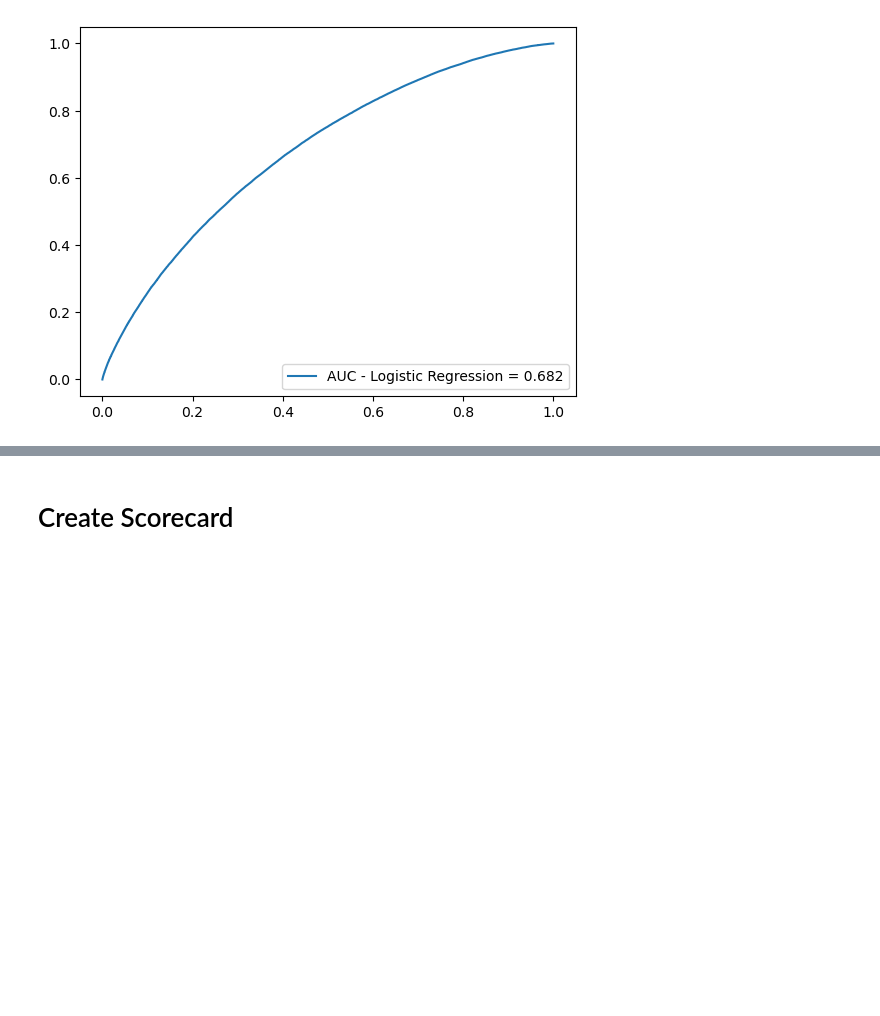
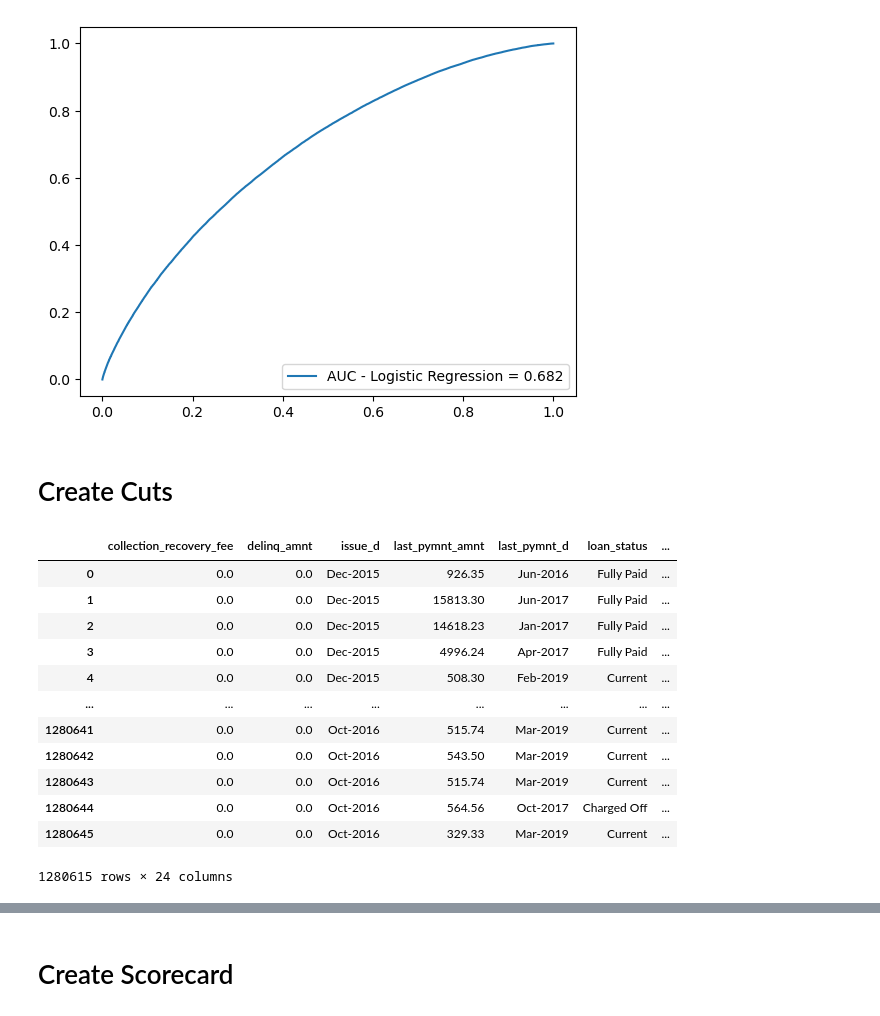
Before and after one commit to preetmodi/Credit-Risk-Analytics, a Jupyter notebook: Scorecard_logistic_reg.ipynb, the cells around one changed output, grey strips where cells are left out. Cells and saved outputs as stored; diff of their text form; code cells hidden in the pictures; blank space fills up the shorter version.

```diff
--- a/Scorecard_logistic_reg.ipynb
+++ b/Scorecard_logistic_reg.ipynb
@@ -380,3 +393,25 @@ Feature names must be in the same order as they were in fit.
 
   warnings.warn(message, FutureWarning)
 [figure]
+# %% [markdown]
+# Create Cuts
+# %%
+performance_df = pd.read_pickle('model/data/performance_with_LGD.pkl')
+df_train_no_outliers = pd.read_pickle('model/data/df_train_no_outliers.pkl')
+df_test_no_outliers = pd.read_pickle('model/data/df_test_no_outliers.pkl')
+# %%
+performance_df
+# %% [output]
+|  | collection_recovery_fee | delinq_amnt | issue_d | last_pymnt_amnt | last_pymnt_d | loan_status | ... |
+| 0 | 0.0 | 0.0 | Dec-2015 | 926.35 | Jun-2016 | Fully Paid | ... |
+| 1 | 0.0 | 0.0 | Dec-2015 | 15813.30 | Jun-2017 | Fully Paid | ... |
+| 2 | 0.0 | 0.0 | Dec-2015 | 14618.23 | Jan-2017 | Fully Paid | ... |
+| 3 | 0.0 | 0.0 | Dec-2015 | 4996.24 | Apr-2017 | Fully Paid | ... |
+| 4 | 0.0 | 0.0 | Dec-2015 | 508.30 | Feb-2019 | Current | ... |
+| ... | ... | ... | ... | ... | ... | ... | ... |
+| 1280641 | 0.0 | 0.0 | Oct-2016 | 515.74 | Mar-2019 | Current | ... |
+| 1280642 | 0.0 | 0.0 | Oct-2016 | 543.50 | Mar-2019 | Current | ... |
+| 1280643 | 0.0 | 0.0 | Oct-2016 | 515.74 | Mar-2019 | Current | ... |
+| 1280644 | 0.0 | 0.0 | Oct-2016 | 564.56 | Oct-2017 | Charged Off | ... |
+| 1280645 | 0.0 | 0.0 | Oct-2016 | 329.33 | Mar-2019 | Current | ... |
+1280615 rows × 24 columns
```
Also changed, not shown: parts of 6 cells of this notebook.
